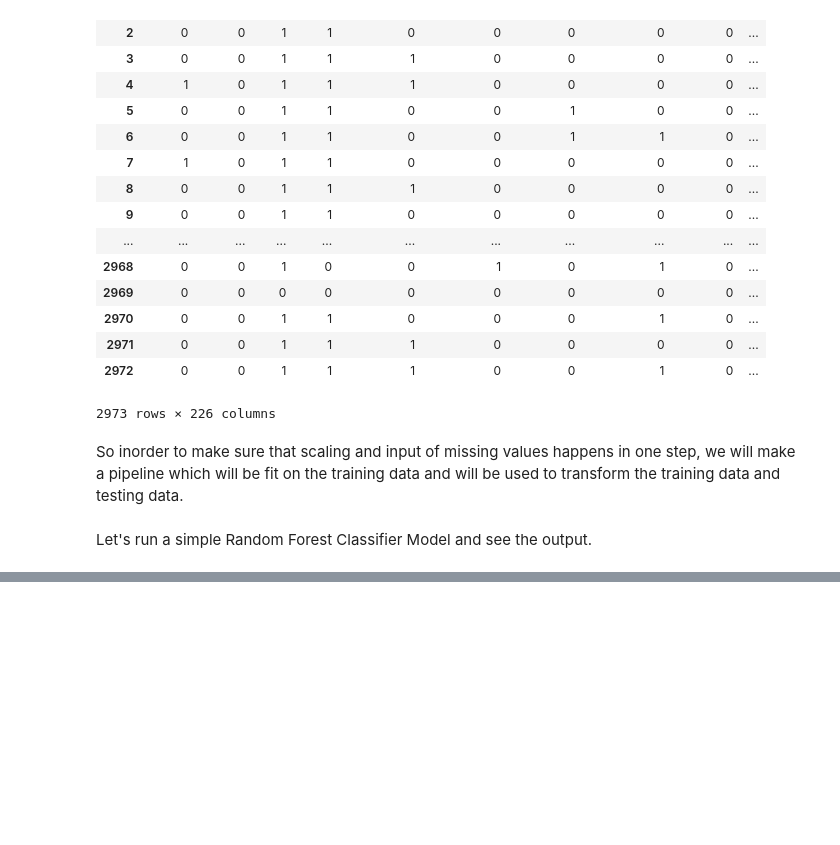
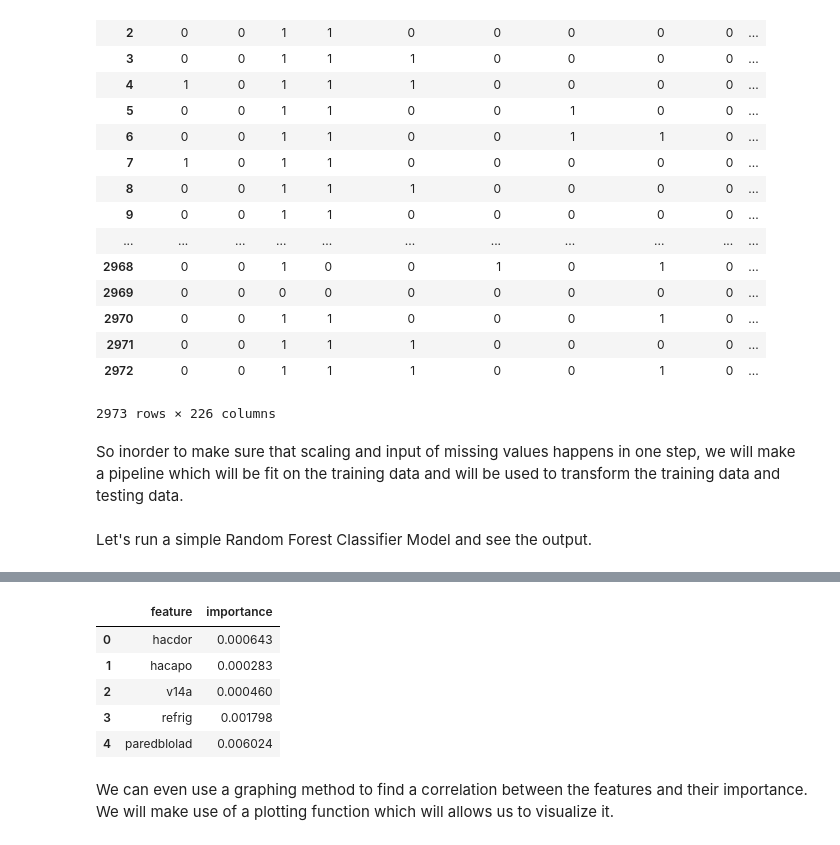
Before and after one commit to sudhamstarun/Costa-Rican-Household-Poverty-Level-Prediction, a Jupyter notebook: Machine Learning Modelling.ipynb, the cells around one changed output, grey strips where cells are left out. Drawn from its saved outputs; the diff is of its cells as text; code cells hidden in the pictures; blank space fills up the shorter version.

```diff
--- a/Machine Learning Modelling.ipynb
+++ b/Machine Learning Modelling.ipynb
@@ -1078,0 +1086,14 @@ NameError: name 'scorer' is not defined
+# %%
+model.fit(train_set, train_labels)
+
+feature_importances = pd.DataFrame({'feature': features, 'importance': model.feature_importances_})
+feature_importances.head()
+# %% [output]
+|  | feature | importance |
+| 0 | hacdor | 0.000643 |
+| 1 | hacapo | 0.000283 |
+| 2 | v14a | 0.000460 |
+| 3 | refrig | 0.001798 |
+| 4 | paredblolad | 0.006024 |
+# %% [markdown]
+We can even use a graphing method to find a correlation between the features and their importance. We will make use of a plotting function which will allows us to visualize it.
```
Also changed, not shown: parts of 7 cells of this notebook.
